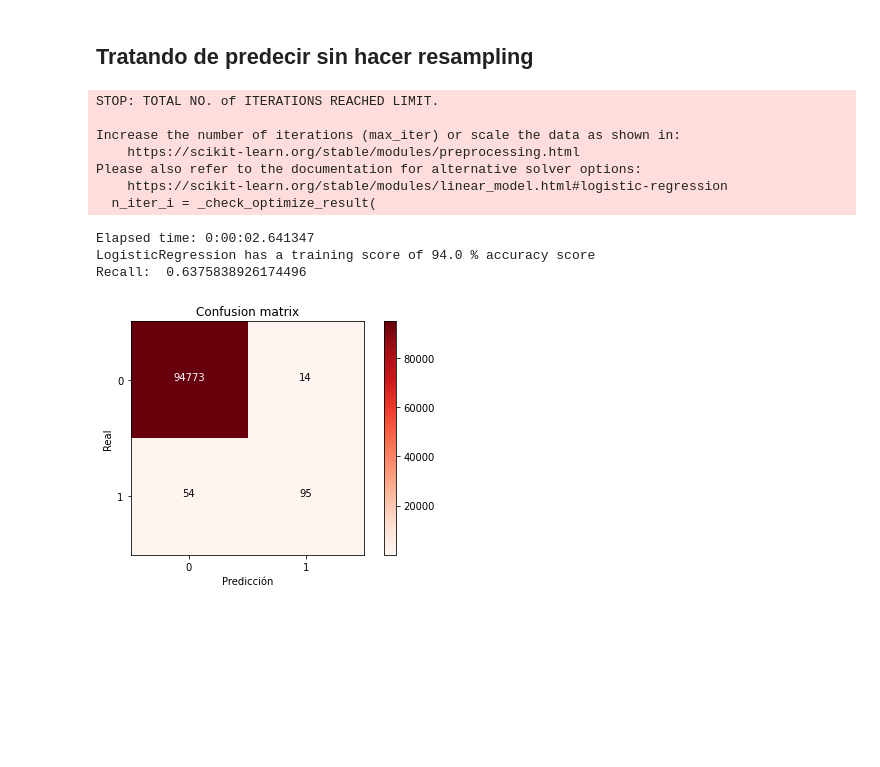
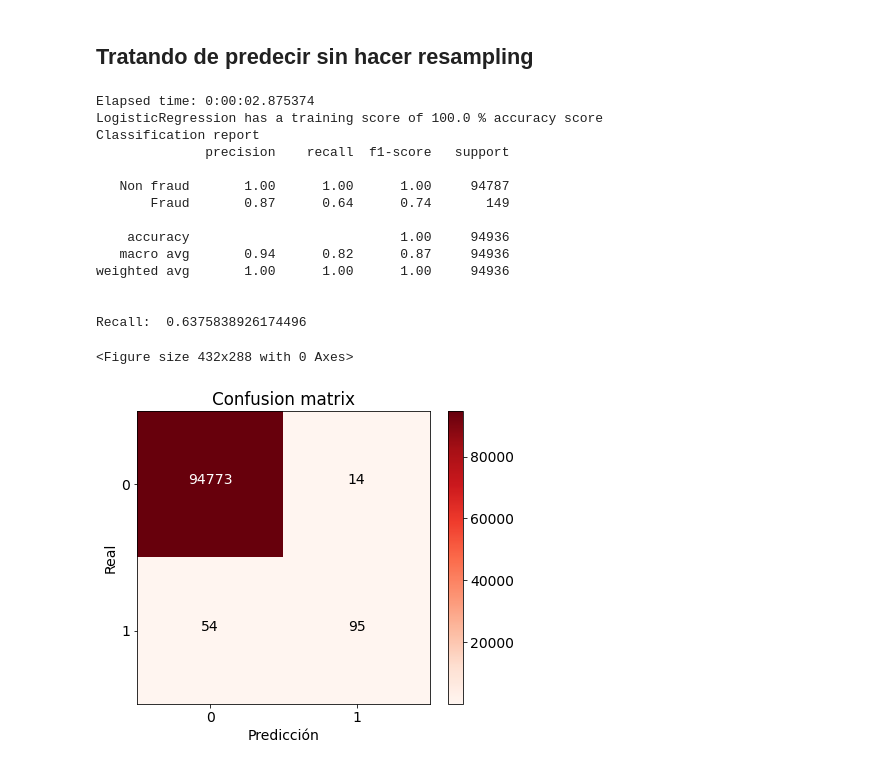
Before and after one commit to gamanc/AnomalyDetection, a Jupyter notebook: AnomalyDetection.ipynb, the cells around one changed output. Drawn from its saved outputs; the diff is of its cells as text; code cells hidden in the pictures; blank space fills up the shorter version.

```diff
--- a/AnomalyDetection.ipynb
+++ b/AnomalyDetection.ipynb
@@ -190,6 +191,8 @@ def plot_confusion_matrix(cm, classes,
                           title='Matriz de confusión',
                           cmap=plt.cm.Reds):
 
+    plt.figure(figsize=(6, 5))
+    plt.rcParams.update({'font.size': 14})
     plt.imshow(cm, interpolation='nearest', cmap=cmap)
     plt.title(title)
     plt.colorbar()
@@ -352,40 +406,49 @@ Recall metric in the testing dataset:  0.9194630872483222
 # %%
 X_train_original = train_data.drop('Class', axis=1)
 y_train_original = train_data['Class']
 
-classifier = LogisticRegression()
+classifier = LogisticRegression(max_iter=120)
 
 start_time = timer()
 classifier.fit(X_train_original, y_train_original)
-y_pred_undersample = classifier.predict(X_test)
+y_pred = classifier.predict(X_test)
 elapsed_time = timer() - start_time
+
+training_score = cross_val_score(classifier,X_train_original, y_train_original, cv=5)
 print("Elapsed time:", timedelta(seconds=elapsed_time))
-
-training_score = cross_val_score(classifier,X_train_undersampled, y_train_undersampled, cv=5)
 
 print(classifier.__class__.__name__,"has a training score of", round(training_score.mean(), 2) * 100, "% accuracy score")
 
-conf_matrix = confusion_matrix(y_test,y_pred_undersample)
+conf_matrix = confusion_matrix(y_test,y_pred)
 np.set_printoptions(precision=2)
+
+print("Classification report")
+print(classification_report(y_test,y_pred, target_names=['Non fraud', 'Fraud']))
+print()
 
 print("Recall: ", conf_matrix[1,1]/(conf_matrix[1,0]+conf_matrix[1,1]))
 
 # Plot confusion matrix
 class_names = [0,1]
 plt.figure()
 plot_confusion_matrix(conf_matrix
                       , classes=class_names
                       , title='Confusion matrix')
 plt.show()
 # %% [output]
-STOP: TOTAL NO. of ITERATIONS REACHED LIMIT.
+Elapsed time: 0:00:02.875374
+LogisticRegression has a training score of 100.0 % accuracy score
+Classification report
+              precision    recall  f1-score   support
 
-Increase the number of iterations (max_iter) or scale the data as shown in:
-    https://scikit-learn.org/stable/modules/preprocessing.html
-Please also refer to the documentation for alternative solver options:
-    https://scikit-learn.org/stable/modules/linear_model.html#logistic-regression
-  n_iter_i = _check_optimize_result(
+   Non fraud       1.00      1.00      1.00     94787
+       Fraud       0.87      0.64      0.74       149
+
+    accuracy                           1.00     94936
+   macro avg       0.94      0.82      0.87     94936
+weighted avg       1.00      1.00      1.00     94936
+
+
+Recall:  0.6375838926174496
-Elapsed time: 0:00:02.641347
-LogisticRegression has a training score of 94.0 % accuracy score
-Recall:  0.6375838926174496
+<Figure size 432x288 with 0 Axes>
-[figure, old version]
+[figure, new version]
```
Also changed, not shown: parts of 5 cells of this notebook.
